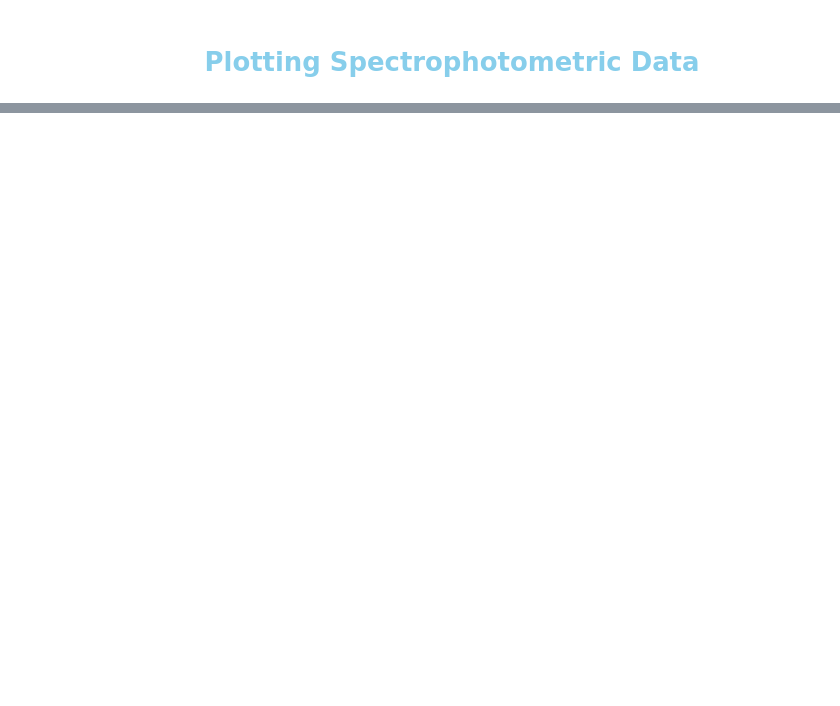
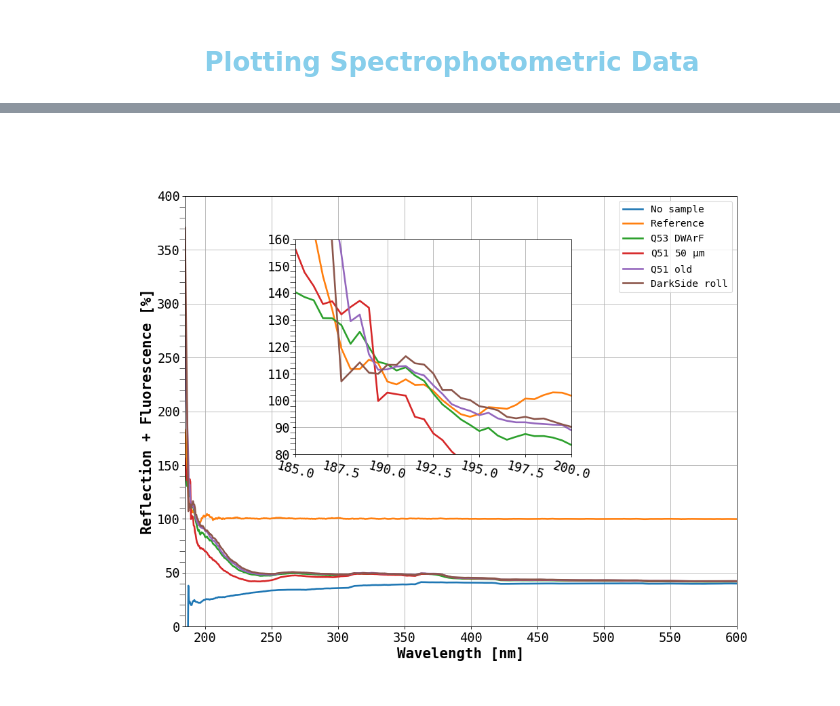
Before and after one commit to sarthchoudhary/ArGCAT, a Jupyter notebook: notebooks/plot_spectrophotometry.ipynb, the cells around one changed output, grey strips where cells are left out. Saved outputs shown, nothing was run; the diff lists cells and outputs as text; code cells hidden in the pictures; blank space fills up the shorter version.

Commit message:
added code for generating plots, scatterplots, and histograms for spectrophotometric data.

```diff
--- a/notebooks/plot_spectrophotometry.ipynb
+++ b/notebooks/plot_spectrophotometry.ipynb
@@ -105,4 +25,0 @@ ax_inset = inset_axes(ax, width="45%", height="45%", loc='center',
-# %%
-ax_inset.plot(test_data['wavelength'], test_data['R'])
-ax_inset.set_ylim(90, 120)
-ax_inset.set_xlim(185, 200)
@@ -110,0 +58,26 @@ No such comm: 7f1bb924d8d94650b578fd80f4addd9d
+# %%
+def save_plot(fig:matplotlib.figure.Figure, file_name: str):
+    fig.savefig(path.join(output_dir, f'{file_name}.pdf'))
+
+def create_fig_with_inset(fig_number:int):
+    fig, ax = plt.subplots(num=fig_number, figsize=[14,11]);
+    ax.grid()
+    # ax.set_ylim(-500, 400)
+    ax.set_ylim(0, 400)
+    ax.set_xlim(185, 600)
+    ax.set_xlabel('Wavelength [nm]', fontsize=20)
+    ax.set_ylabel('Reflection + Fluorescence [%]', fontsize=20)
+    ax_inset = inset_axes(ax, width="50%", height="50%", loc='center',
+                        bbox_to_anchor=(-0.05, 0.15, 1, 1),
+                        bbox_transform=ax.transAxes);
+    ax_inset.tick_params(axis='x', rotation=-15)
+    ax_inset.set_ylim(80, 160)
+    # ax_inset.set_ylim(0, 400)
+    ax_inset.set_xlim(185, 200)
+    ax_inset.grid()
+    return fig, ax, ax_inset
+
+def add_line(fig, ax, ax_inset, datafile:pd.DataFrame, line_label:str, colorstr:str='magenta'):
+    ax.plot(datafile['wavelength'], datafile['R'], color=colorstr, label=line_label)
+    ax_inset.plot(datafile['wavelength'], datafile['R'], color=colorstr)
+    ax.legend()
@@ -110,0 +177,15 @@ No such comm: 7f1bb924d8d94650b578fd80f4addd9d
+# %%
+## add_line(fig2, ax2, test_data)
+# del fig2, ax2, ax_inset2
+fig2, ax2, ax_inset2 = create_fig_with_inset(2)
+
+data_filename_ls = ['no_sample_attempt2.txt', 'reference_BaSO4_test_2.txt', 'PEN_Q53_UZH_spot2.txt', 'PEN_Q51_50um_argset_commissioning_22042024_attempt2.txt', 'pen_teonex_Q51_old_spot3.txt', 'pen_argset_A_centre_front.txt']
+wls_label_ls = ['No sample', 'Reference', 'Q53 DWArF', 'Q51 50 $\\mu$m', 'Q51 old', 'DarkSide roll']
+
+# for index_d, datafile_path in enumerate(datafile_path_ls):
+for index_d, data_filename in enumerate(data_filename_ls):
+    # datafile = pd.read_csv(path.join(data_dir, datafile_path), delimiter="\t", decimal=",", skiprows=[0,1], names=['wavelength', 'R'])
+    datafile = pd.read_csv(path.join(data_dir, data_filename), delimiter="\t", decimal=",", skiprows=[0,1], names=['wavelength', 'R'])
+    add_line(fig2, ax2, ax_inset2, datafile, wls_label_ls[index_d], colorstr=f'C{index_d}')
+# %% [output]
+[figure, added]
```
Also changed, not shown: parts of 48 cells of this notebook.
